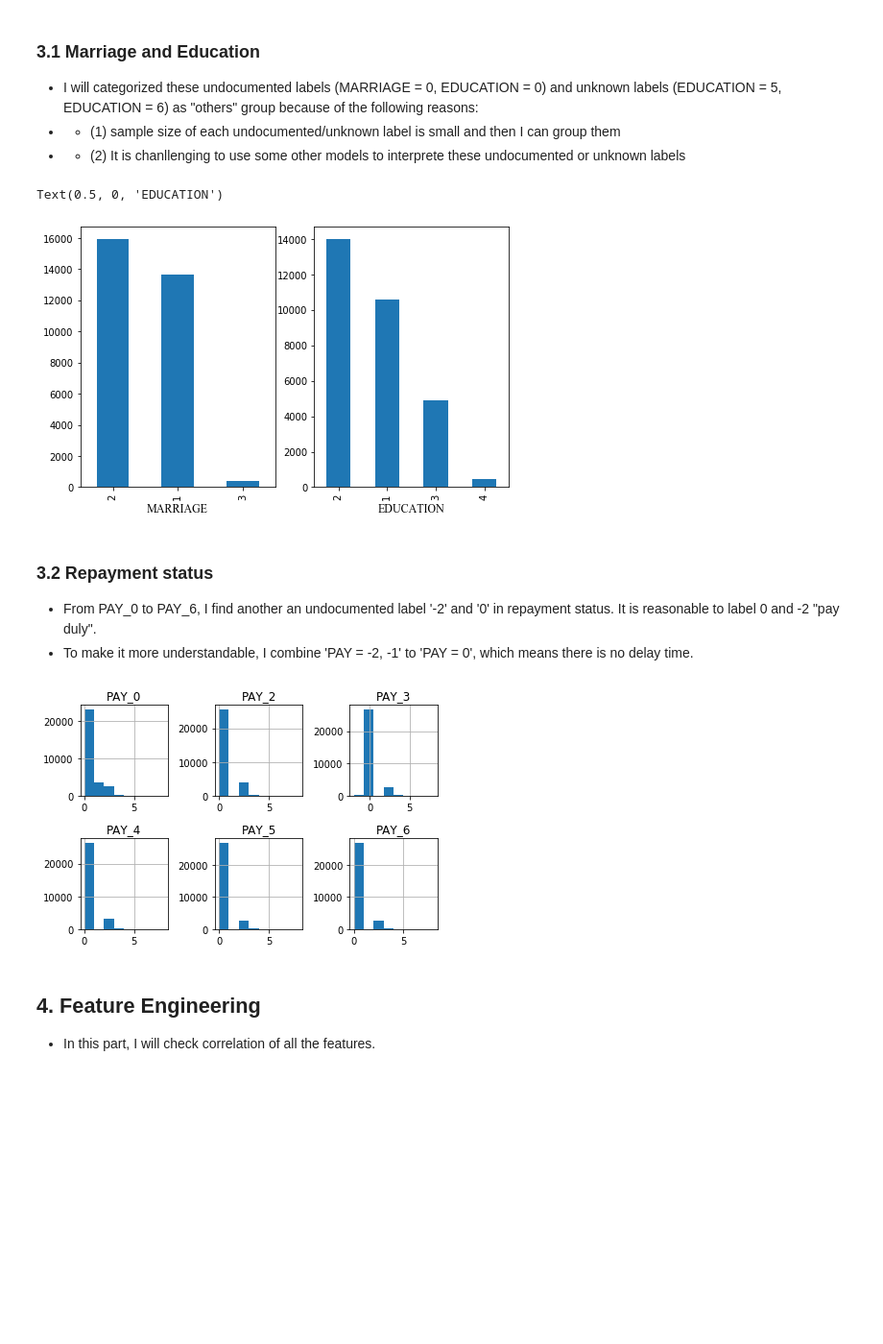
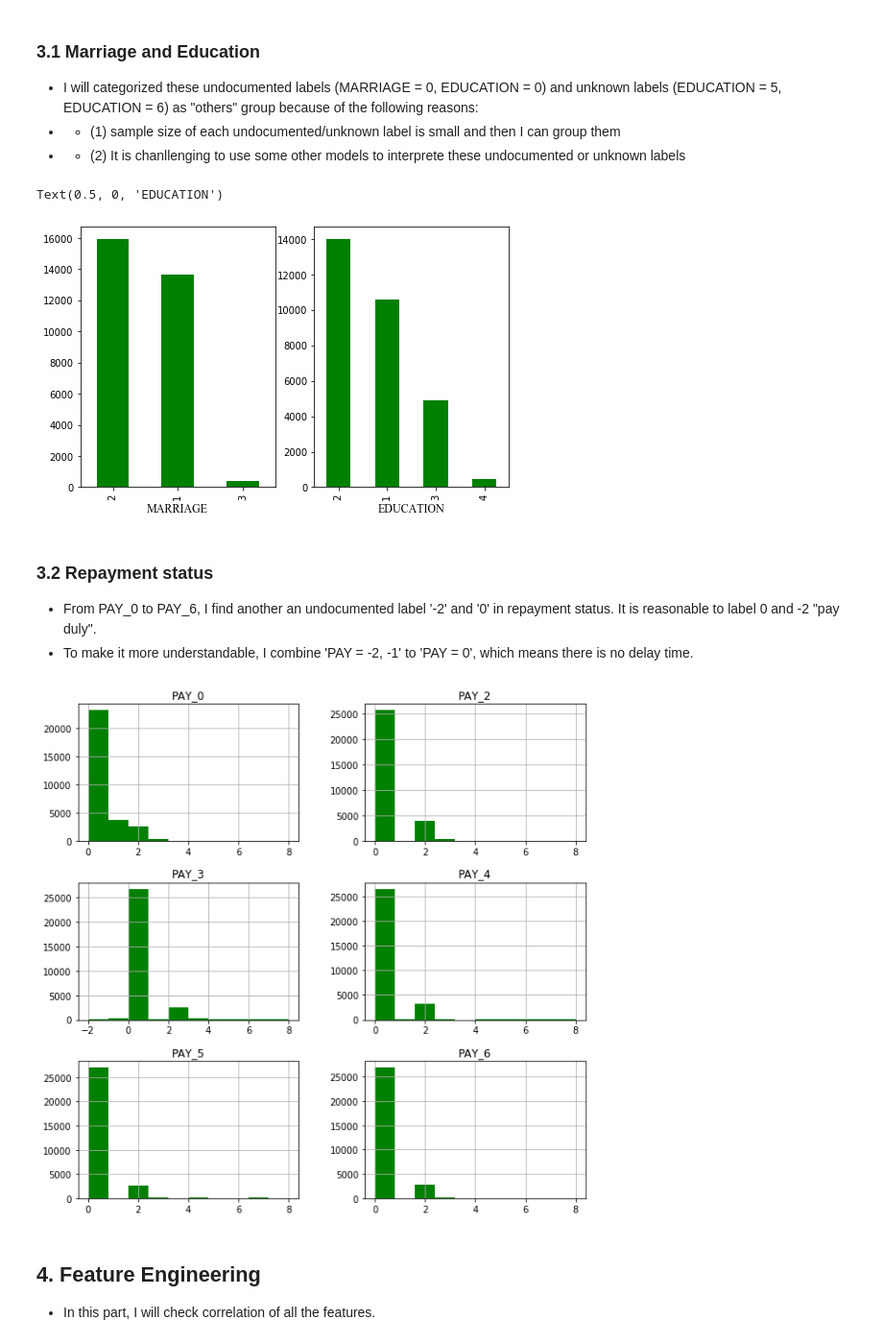
Before and after one commit to haoran9/default-of-credit-card-clients, a Jupyter notebook: Default_of_credit_card_clients.ipynb, the cells around one changed output. Shown: that part at 96% size. Drawn from its saved outputs; the diff is of its cells as text; code cells hidden in the pictures; blank space fills up the shorter version.

```diff
--- a/Default_of_credit_card_clients.ipynb
+++ b/Default_of_credit_card_clients.ipynb
@@ -267,37 +259,38 @@ df.loc[edu_un, 'EDUCATION'] = 4
 #plot distribution of updated "MARRIAGE" and "EDUCATION"
 plt.figure(figsize=(8,5))
 plt.subplot(1, 2, 1)
-df.MARRIAGE.value_counts().plot(kind = 'bar')
+df.MARRIAGE.value_counts().plot(kind = 'bar',color="green")
 plt.xlabel("MARRIAGE", font)
 
 plt.subplot(1, 2, 2)
-df.EDUCATION.value_counts().plot(kind = 'bar')
+df.EDUCATION.value_counts().plot(kind = 'bar',color="green")
 plt.xlabel("EDUCATION", font)
 # %% [output]
 Text(0.5, 0, 'EDUCATION')
-[figure, old version]
+[figure, new version]
 # %% [markdown]
 ### 3.2 Repayment status
 * From PAY_0 to PAY_6, I find another an undocumented label '-2' and '0' in repayment status. It is reasonable to label 0 and -2 "pay duly".
 * To make it more understandable, I combine 'PAY = -2, -1' to 'PAY = 0', which means there is no delay time.
 # %%
+# group the undocumented label '-2', '0', and '-1' to group 'PAY = 0'
 un = (df.PAY_0 == -2) | (df.PAY_0 == -1) | (df.PAY_0 == 0)
 df.loc[un, 'PAY_0'] = 0
 un = (df.PAY_2 == -2) | (df.PAY_2 == -1) | (df.PAY_2 == 0)
 df.loc[un, 'PAY_2'] = 0
 fil = (df.PAY_3 == -2) | (df.PAY_3 == -1) | (df.PAY_3 == 0)
 df.loc[un, 'PAY_3'] = 0
 un = (df.PAY_4 == -2) | (df.PAY_4 == -1) | (df.PAY_4 == 0)
 df.loc[un, 'PAY_4'] = 0
 un = (df.PAY_5 == -2) | (df.PAY_5 == -1) | (df.PAY_5 == 0)
 df.loc[un, 'PAY_5'] = 0
 un = (df.PAY_6 == -2) | (df.PAY_6 == -1) | (df.PAY_6 == 0)
 df.loc[un, 'PAY_6'] = 0
 
 pay = df[['PAY_0','PAY_2', 'PAY_3', 'PAY_4', 'PAY_5', 'PAY_6']]
-histograms(pay, pay.columns, 2, 3, 8)
+pay.hist(figsize=(10,10), bins=10, color="green");
 # %% [output]
-[figure, old version]
+[figure, new version]
 # %% [markdown]
 ## 4. Feature Engineering
 * In this part, I will check correlation of all the features.
```
Also changed, not shown: parts of 26 cells of this notebook.
